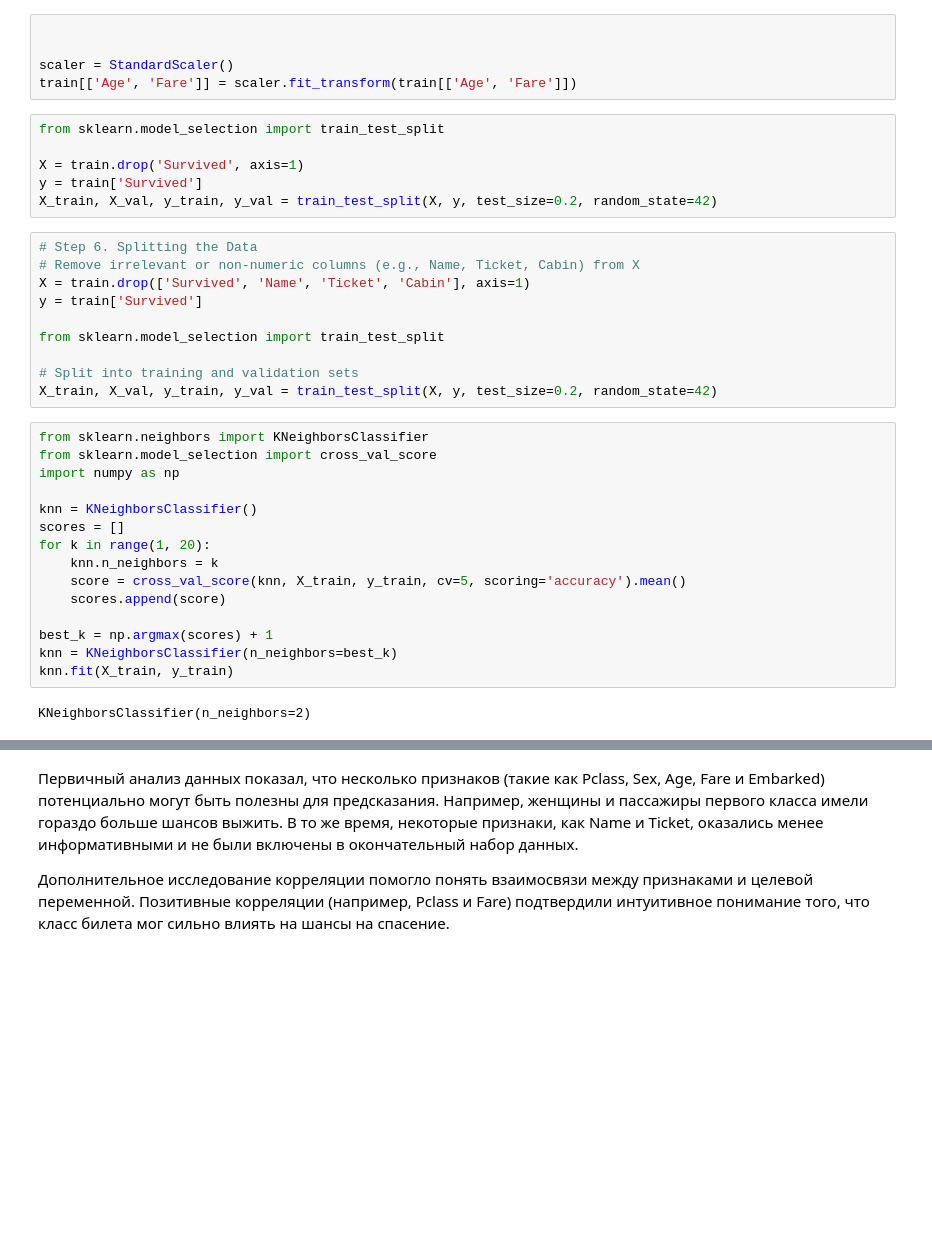
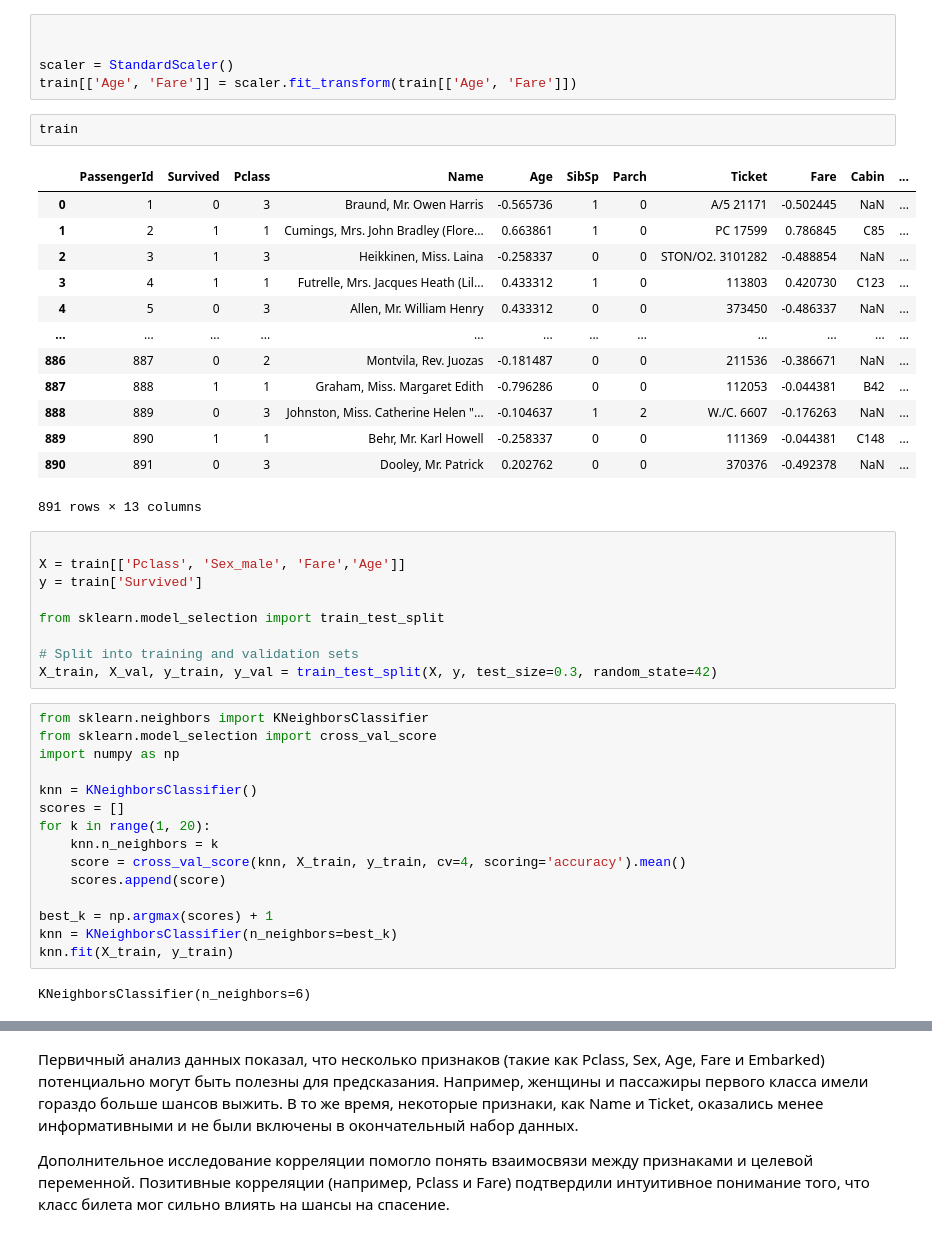
Before and after one commit to Mishaizlesa/ml_homework, a Jupyter notebook: 1dz.ipynb, the cells around one changed output, grey strips where cells are left out. Saved outputs shown, nothing was run; the diff lists cells and outputs as text; blank space fills up the shorter version.

```diff
--- a/1dz.ipynb
+++ b/1dz.ipynb
@@ -115,22 +107,31 @@ train = pd.get_dummies(train, columns=['Sex', 'Embarked'], drop_first=True)
 
 scaler = StandardScaler()
 train[['Age', 'Fare']] = scaler.fit_transform(train[['Age', 'Fare']])
-# %%
-from sklearn.model_selection import train_test_split
-
-X = train.drop('Survived', axis=1)
-y = train['Survived']
-X_train, X_val, y_train, y_val = train_test_split(X, y, test_size=0.2, random_state=42)
+# %%
+train
+# %% [output]
+|  | PassengerId | Survived | Pclass | Name | Age | SibSp | Parch | Ticket | Fare | Cabin | ... |
+| 0 | 1 | 0 | 3 | Braund, Mr. Owen Harris | -0.565736 | 1 | 0 | A/5 21171 | -0.502445 | NaN | ... |
+| 1 | 2 | 1 | 1 | Cumings, Mrs. John Bradley (Flore... | 0.663861 | 1 | 0 | PC 17599 | 0.786845 | C85 | ... |
+| 2 | 3 | 1 | 3 | Heikkinen, Miss. Laina | -0.258337 | 0 | 0 | STON/O2. 3101282 | -0.488854 | NaN | ... |
+| 3 | 4 | 1 | 1 | Futrelle, Mrs. Jacques Heath (Lil... | 0.433312 | 1 | 0 | 113803 | 0.420730 | C123 | ... |
+| 4 | 5 | 0 | 3 | Allen, Mr. William Henry | 0.433312 | 0 | 0 | 373450 | -0.486337 | NaN | ... |
+| ... | ... | ... | ... | ... | ... | ... | ... | ... | ... | ... | ... |
+| 886 | 887 | 0 | 2 | Montvila, Rev. Juozas | -0.181487 | 0 | 0 | 211536 | -0.386671 | NaN | ... |
+| 887 | 888 | 1 | 1 | Graham, Miss. Margaret Edith | -0.796286 | 0 | 0 | 112053 | -0.044381 | B42 | ... |
+| 888 | 889 | 0 | 3 | Johnston, Miss. Catherine Helen "... | -0.104637 | 1 | 2 | W./C. 6607 | -0.176263 | NaN | ... |
+| 889 | 890 | 1 | 1 | Behr, Mr. Karl Howell | -0.258337 | 0 | 0 | 111369 | -0.044381 | C148 | ... |
+| 890 | 891 | 0 | 3 | Dooley, Mr. Patrick | 0.202762 | 0 | 0 | 370376 | -0.492378 | NaN | ... |
+891 rows × 13 columns
 # %%
-# Step 6. Splitting the Data
-# Remove irrelevant or non-numeric columns (e.g., Name, Ticket, Cabin) from X
-X = train.drop(['Survived', 'Name', 'Ticket', 'Cabin'], axis=1)
+
+X = train[['Pclass', 'Sex_male', 'Fare','Age']]
 y = train['Survived']
 
 from sklearn.model_selection import train_test_split
 
 # Split into training and validation sets
-X_train, X_val, y_train, y_val = train_test_split(X, y, test_size=0.2, random_state=42)
+X_train, X_val, y_train, y_val = train_test_split(X, y, test_size=0.3, random_state=42)
 # %%
 from sklearn.neighbors import KNeighborsClassifier
 from sklearn.model_selection import cross_val_score
@@ -140,14 +141,14 @@ knn = KNeighborsClassifier()
 scores = []
 for k in range(1, 20):
     knn.n_neighbors = k
-    score = cross_val_score(knn, X_train, y_train, cv=5, scoring='accuracy').mean()
+    score = cross_val_score(knn, X_train, y_train, cv=4, scoring='accuracy').mean()
     scores.append(score)
 
 best_k = np.argmax(scores) + 1
 knn = KNeighborsClassifier(n_neighbors=best_k)
 knn.fit(X_train, y_train)
 # %% [output]
-KNeighborsClassifier(n_neighbors=2)
+KNeighborsClassifier(n_neighbors=6)
 # %%
 train_score = knn.score(X_train, y_train)
 val_score = knn.score(X_val, y_val)
```
Also changed, not shown: parts of 13 cells of this notebook.
